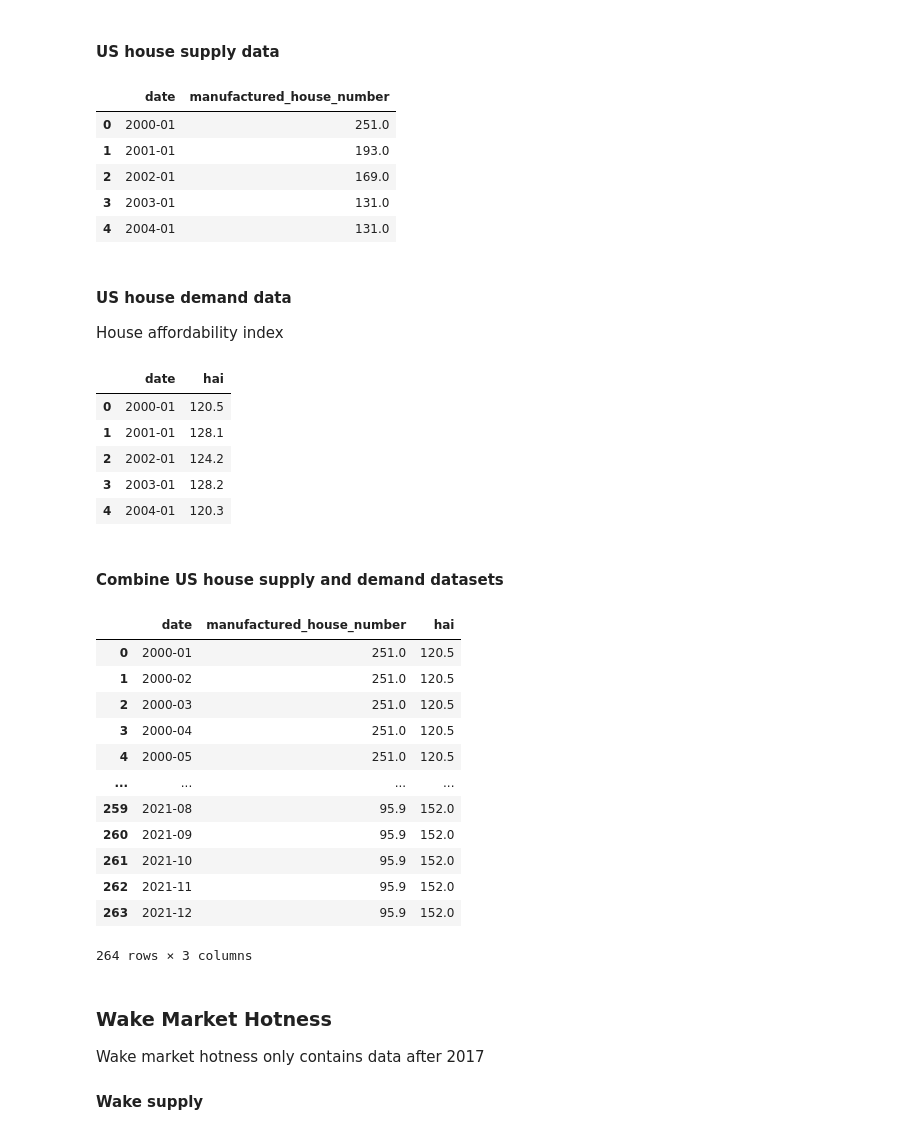
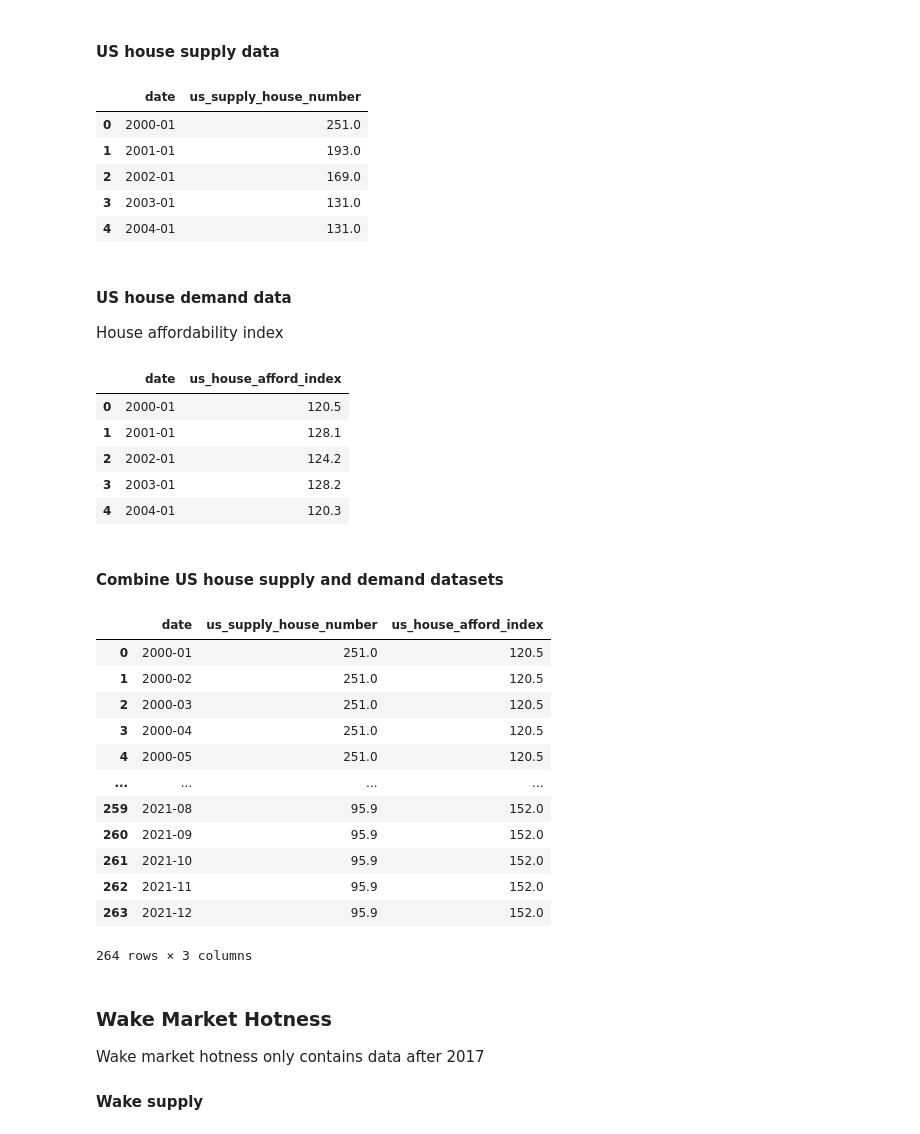
Before and after one commit to alisongh/SIADS-696-Milestone-II, a Jupyter notebook: house_summary.ipynb, the cells around one changed output. Saved outputs shown, nothing was run; the diff lists cells and outputs as text; code cells hidden in the pictures.

```diff
--- a/house_summary.ipynb
+++ b/house_summary.ipynb
@@ -467,7 +495,7 @@ updated_house_df.head()
 #### US house supply data
 # %%
 us_house_supply_df.drop(columns=['DealInvt_US'], inplace=True)
-us_house_supply_df.rename(columns={'Year':'date', 'Shipments_US': 'manufactured_house_number'}, inplace=True)
+us_house_supply_df.rename(columns={'Year':'date', 'Shipments_US': 'us_supply_house_number'}, inplace=True)
 us_house_supply_df['date'] = us_house_supply_df['date'].astype(str)
 us_house_supply_df['date'] = pd.to_datetime(us_house_supply_df['date'])
 us_house_supply_df['date'] = us_house_supply_df['date'].dt.strftime('%Y-%m')
@@ -475,7 +503,7 @@ us_house_supply_df = us_house_supply_df[us_house_supply_df['date'] >= '2000-01']
 us_house_supply_df.reset_index(drop=True, inplace=True)
 us_house_supply_df.head()
 # %% [output]
-|  | date | manufactured_house_number |
+|  | date | us_supply_house_number |
 | 0 | 2000-01 | 251.0 |
 | 1 | 2001-01 | 193.0 |
 | 2 | 2002-01 | 169.0 |
@@ -486,7 +514,7 @@ us_house_supply_df.head()
 House affordability index
 # %%
 us_house_demand_df = us_house_demand_df[['Year', 'FIXED_US']]
-us_house_demand_df.rename(columns={'Year':'date', 'FIXED_US': 'hai'}, inplace=True)
+us_house_demand_df.rename(columns={'Year':'date', 'FIXED_US': 'us_house_afford_index'}, inplace=True)
 # us_house_demand_df.info()
 us_house_demand_df['date'] = us_house_demand_df['date'].astype(str)
 us_house_demand_df['date'] = pd.to_datetime(us_house_demand_df['date'])
@@ -495,7 +523,7 @@ us_house_demand_df = us_house_demand_df[us_house_demand_df['date'] >= '2000-01']
 us_house_demand_df.reset_index(drop=True, inplace=True)
 us_house_demand_df.head()
 # %% [output]
-|  | date | hai |
+|  | date | us_house_afford_index |
 | 0 | 2000-01 | 120.5 |
 | 1 | 2001-01 | 128.1 |
 | 2 | 2002-01 | 124.2 |
@@ -506,17 +534,17 @@ us_house_demand_df.head()
 # %%
 us_house_supply_demand_df = us_house_supply_df.merge(us_house_demand_df, left_on='date', right_on='date', how='left')
 us_house_supply_demand_df.sort_values(by='date', inplace=True)
 us_house_supply_demand_df = pd.DataFrame(np.repeat(us_house_supply_demand_df.values, 12, axis=0))
-us_house_supply_demand_df.rename(columns={0:'date', 1:'manufactured_house_number', 2:'hai'}, inplace=True)
+us_house_supply_demand_df.rename(columns={0:'date', 1:'us_supply_house_number', 2:'us_house_afford_index'}, inplace=True)
 
 date_df = pd.DataFrame({'date': pd.date_range(start='2000-01-01', end='2021-12-31', freq='MS')})
 us_house_supply_demand_df['new_date'] = date_df['date'].dt.strftime('%Y-%m')
 us_house_supply_demand_df.drop(columns=['date'], inplace=True)
 us_house_supply_demand_df.rename(columns={'new_date':'date'}, inplace=True)
-final_us_house_supply_demand = us_house_supply_demand_df[['date', 'manufactured_house_number', 'hai']].copy()
+final_us_house_supply_demand = us_house_supply_demand_df[['date', 'us_supply_house_number', 'us_house_afford_index']].copy()
 final_us_house_supply_demand
 # %% [output]
-|  | date | manufactured_house_number | hai |
+|  | date | us_supply_house_number | us_house_afford_index |
 | 0 | 2000-01 | 251.0 | 120.5 |
 | 1 | 2000-02 | 251.0 | 120.5 |
 | 2 | 2000-03 | 251.0 | 120.5 |
```
Also changed, not shown: parts of 15 cells of this notebook, 2 other files.
